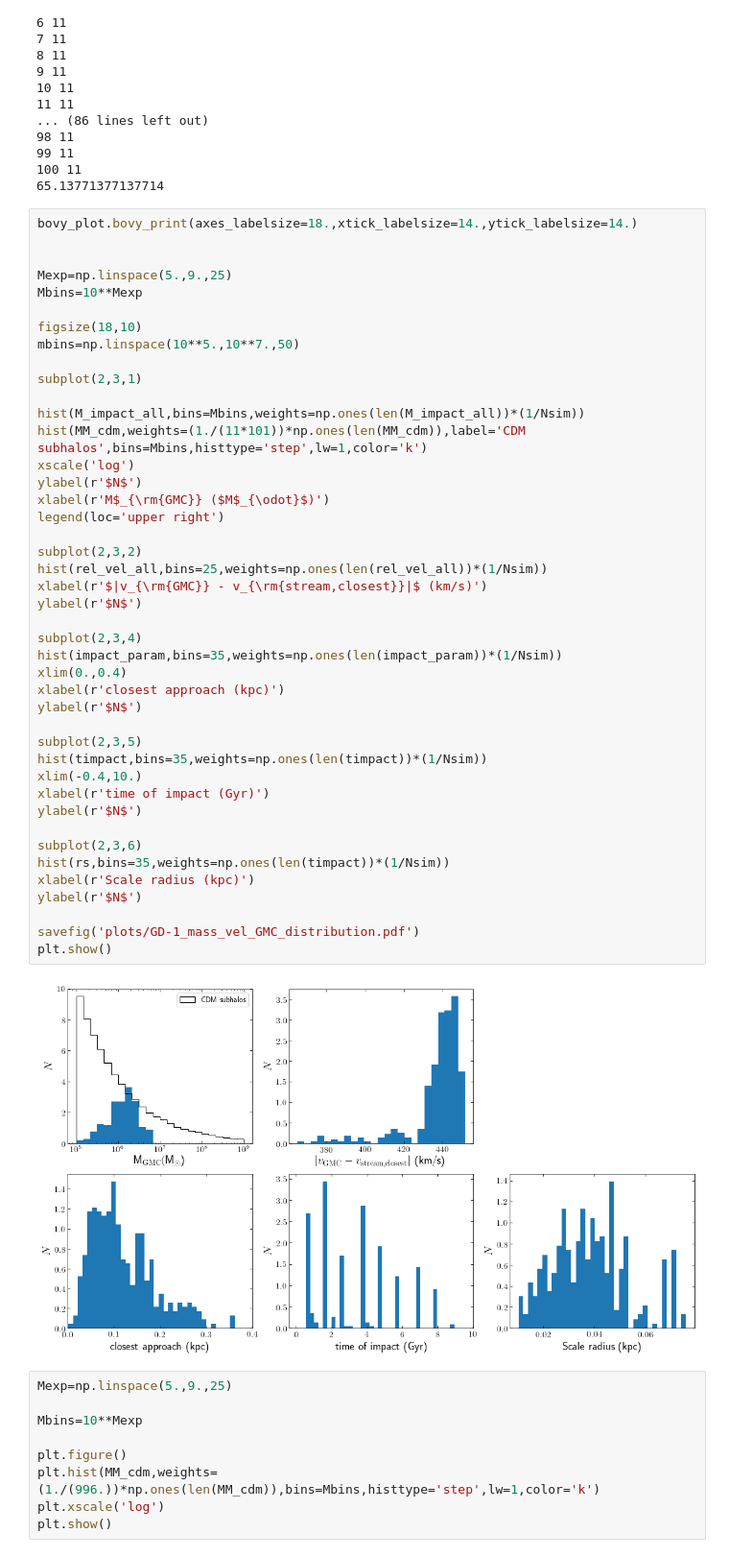
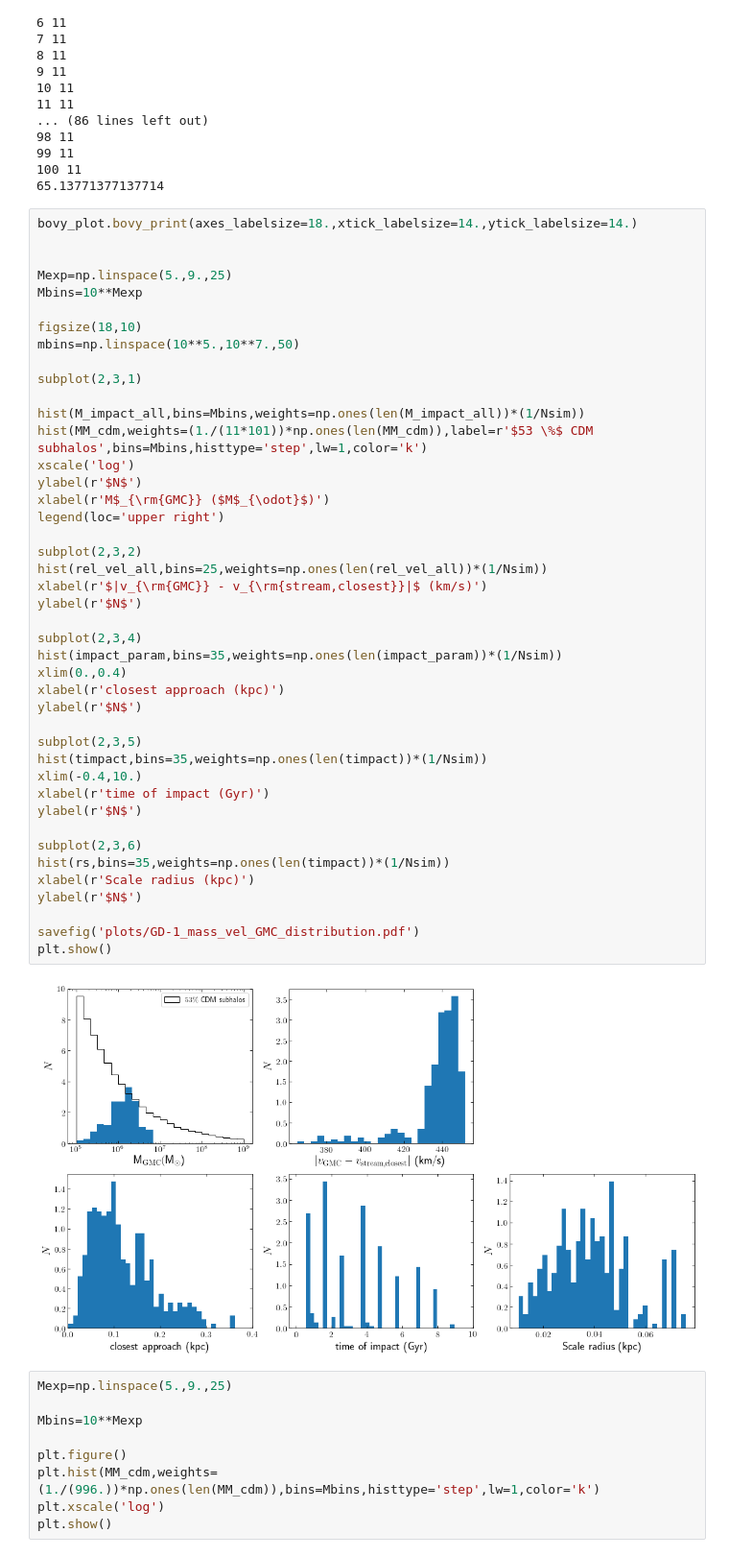
Before and after one commit to nbanik/Analyze_GD-1, a Jupyter notebook: compute_impact_mass_vel_distribution.ipynb, the cells around one changed output. Shown at 96% size. Saved outputs shown, nothing was run; the diff lists cells and outputs as text.

```diff
--- a/compute_impact_mass_vel_distribution.ipynb
+++ b/compute_impact_mass_vel_distribution.ipynb
@@ -146,38 +146,38 @@ mbins=np.linspace(10**5.,10**7.,50)
 subplot(2,3,1)
 
 hist(M_impact_all,bins=Mbins,weights=np.ones(len(M_impact_all))*(1/Nsim))
-hist(MM_cdm,weights=(1./(11*101))*np.ones(len(MM_cdm)),label='CDM subhalos',bins=Mbins,histtype='step',lw=1,color='k')
+hist(MM_cdm,weights=(1./(11*101))*np.ones(len(MM_cdm)),label=r'$53 \%$ CDM subhalos',bins=Mbins,histtype='step',lw=1,color='k')
 xscale('log')
 ylabel(r'$N$')
 xlabel(r'M$_{\rm{GMC}} ($M$_{\odot}$)')
 legend(loc='upper right')
 
 subplot(2,3,2)
 hist(rel_vel_all,bins=25,weights=np.ones(len(rel_vel_all))*(1/Nsim))
 xlabel(r'$|v_{\rm{GMC}} - v_{\rm{stream,closest}}|$ (km/s)')
 ylabel(r'$N$')
 
 subplot(2,3,4)
 hist(impact_param,bins=35,weights=np.ones(len(impact_param))*(1/Nsim))
 xlim(0.,0.4)
 xlabel(r'closest approach (kpc)')
 ylabel(r'$N$')
 
 subplot(2,3,5)
 hist(timpact,bins=35,weights=np.ones(len(timpact))*(1/Nsim))
 xlim(-0.4,10.)
 xlabel(r'time of impact (Gyr)')
 ylabel(r'$N$')
 
 subplot(2,3,6)
 hist(rs,bins=35,weights=np.ones(len(timpact))*(1/Nsim))
 xlabel(r'Scale radius (kpc)')
 ylabel(r'$N$')
 
 savefig('plots/GD-1_mass_vel_GMC_distribution.pdf')
 plt.show()
 # %% [output]
-[figure, old version]
+[figure, new version]
 # %%
 Mexp=np.linspace(5.,9.,25)
 
```
